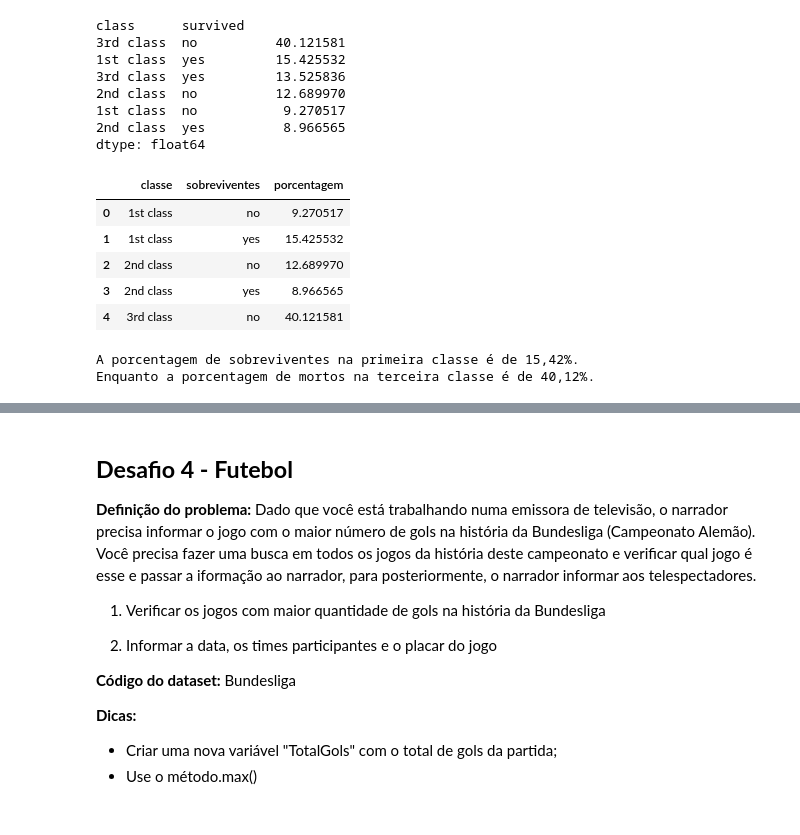
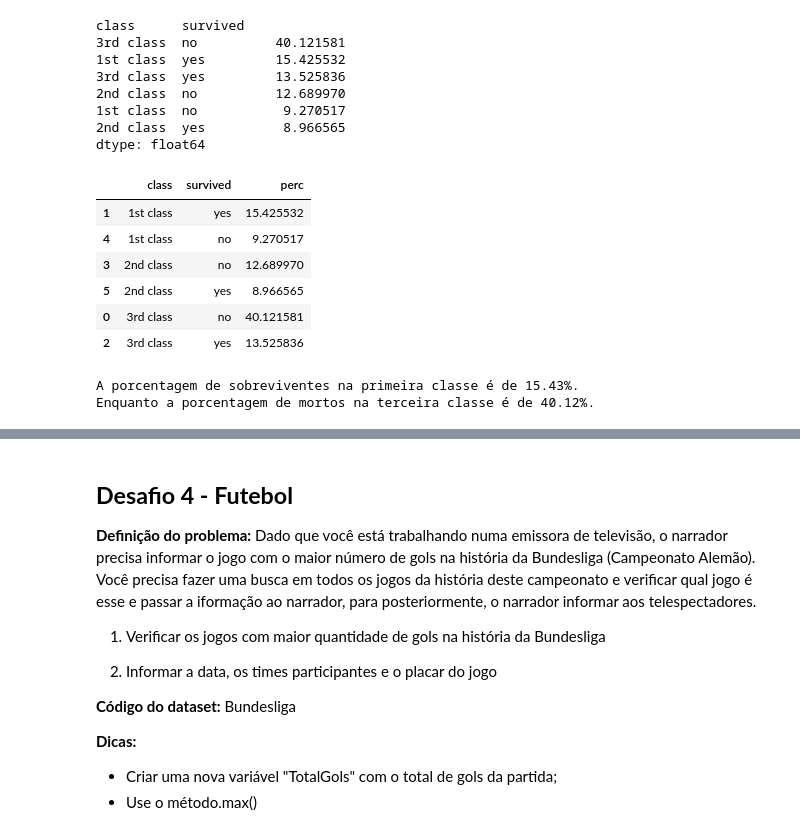
Before and after one commit to fernandapilat/bootcamp-data-analytics, a Jupyter notebook: cópia_de_desafio_python_pandas.ipynb, the cells around one changed output, grey strips where cells are left out. Cells and saved outputs as stored; diff of their text form; code cells hidden in the pictures.

```diff
--- a/cópia_de_desafio_python_pandas.ipynb
+++ b/cópia_de_desafio_python_pandas.ipynb
@@ -235,28 +225,24 @@ class      survived
 1st class  no           9.270517
 2nd class  yes          8.966565
 dtype: float64
-# %%
-#criar novo dataframe
-df_titanic_perc = {'classe':['1st class','1st class','2nd class', '2nd class', '3rd class', '3rd class'],
-               'sobreviventes': ['no', 'yes', 'no', 'yes', 'no', 'yes' ],
-               'porcentagem': [9.270517, 15.425532, 12.689970, 8.966565, 40.121581, 13.525836]}
-
-df_titanic2 = pd.DataFrame(df_titanic_perc)
-df_titanic2.head()
-#df_titanic2.sort_values('sobreviventes')
-# %% [output]
-|  | classe | sobreviventes | porcentagem |
-| 0 | 1st class | no | 9.270517 |
-| 1 | 1st class | yes | 15.425532 |
-| 2 | 2nd class | no | 12.689970 |
-| 3 | 2nd class | yes | 8.966565 |
-| 4 | 3rd class | no | 40.121581 |
+# %%
+#criar novo dataframe
+df_titanic2 = pd.DataFrame(df_titanic[['class', 'survived']].value_counts(normalize=True) * 100, columns=['perc']).reset_index()
+df_titanic2.sort_values('class')
+# %% [output]
+|  | class | survived | perc |
+| 1 | 1st class | yes | 15.425532 |
+| 4 | 1st class | no | 9.270517 |
+| 3 | 2nd class | no | 12.689970 |
+| 5 | 2nd class | yes | 8.966565 |
+| 0 | 3rd class | no | 40.121581 |
+| 2 | 3rd class | yes | 13.525836 |
 # %%
 #qual a porcentagem de sobreviventes na primeira classe?
-print('A porcentagem de sobreviventes na primeira classe é de 15,42%.')
+print('A porcentagem de sobreviventes na primeira classe é de ' + str(round(df_titanic2.loc[1,'perc'], 2)) + '%.')
 
 #qual a porcentagem de mortos da terceira classe?
-print('Enquanto a porcentagem de mortos na terceira classe é de 40,12%.')
+print('Enquanto a porcentagem de mortos na terceira classe é de ' + str(round(df_titanic2.loc[0,'perc'], 2)) + '%.')
 # %% [output]
-A porcentagem de sobreviventes na primeira classe é de 15,42%.
-Enquanto a porcentagem de mortos na terceira classe é de 40,12%.
+A porcentagem de sobreviventes na primeira classe é de 15.43%.
+Enquanto a porcentagem de mortos na terceira classe é de 40.12%.
```
Also changed, not shown: parts of 16 cells of this notebook.
